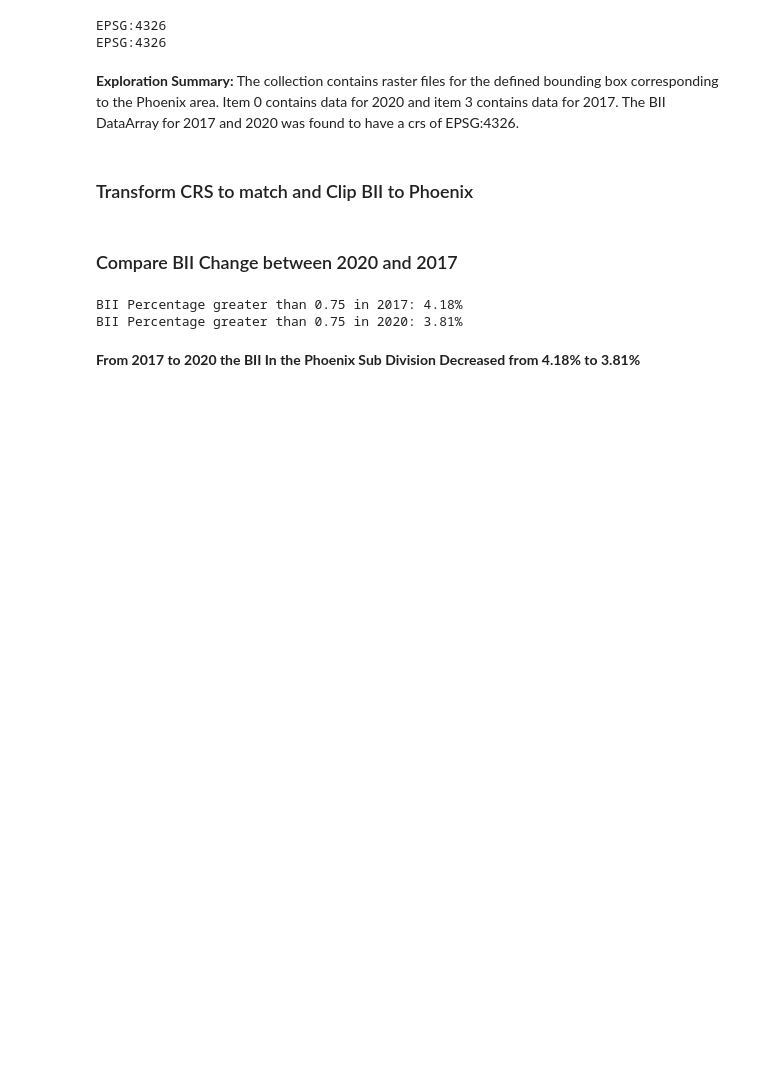
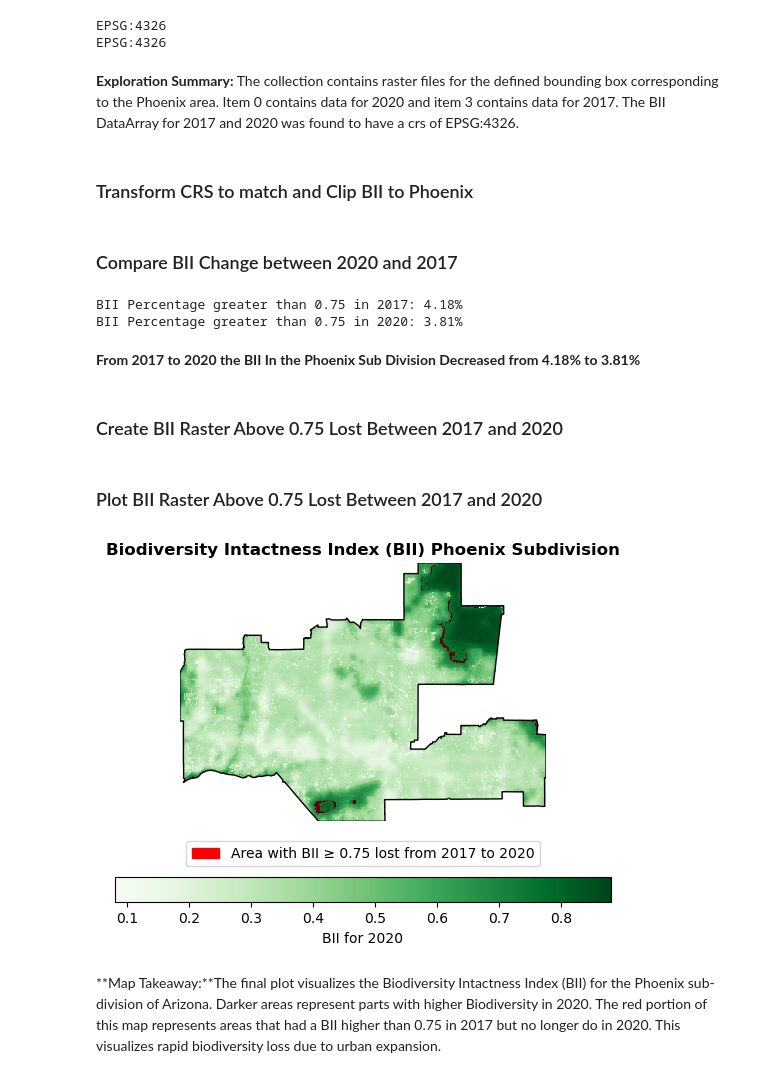
Before and after one commit to richardmonteslemus/maricopa_bii, a Jupyter notebook: maricopa_bii.ipynb, the cells around one changed output. Cells and saved outputs as stored; diff of their text form; code cells hidden in the pictures; blank space fills up the shorter version.

Commit message:
Map BII difference between 2017 and 2020

```diff
--- a/maricopa_bii.ipynb
+++ b/maricopa_bii.ipynb
@@ -166,3 +169,53 @@ BII Percentage greater than 0.75 in 2017: 4.18%
 BII Percentage greater than 0.75 in 2020: 3.81%
 # %% [markdown]
 **From 2017 to 2020 the BII In the Phoenix Sub Division Decreased from 4.18% to 3.81%**
+# %% [markdown]
+### Create BII Raster Above 0.75 Lost Between 2017 and 2020
+# %%
+# Convert BII above 0.75 into Integer Booleans
+high_bii_2017 = high_bii_2017.astype(int)
+high_bii_2020 = high_bii_2020.astype(int)
+# %%
+# Find difference in BII >= 0.75 between 2020 and 2017
+high_bii_difference = high_bii_2017 - high_bii_2020
+
+# Return raster containing 1, corresponding to BII >= 0.75 between 2020 and 2017
+high_bii_lost = high_bii_difference.where(high_bii_difference != 0)
+# %% [markdown]
+### Plot BII Raster Above 0.75 Lost Between 2017 and 2020
+# %%
+# Create figure
+fig, ax = plt.subplots(1, 1)
+
+# Remove axis for a clean plot
+ax.axis('off')
+
+# Plot 2020 BII with color bar
+bii_2020_clipped.plot(ax = ax,
+                     cbar_kwargs = {'location': 'bottom', 'label':'BII for 2020'},
+                     cmap = "Greens")
+
+# Plot high BII lost in Red
+high_bii_lost.plot(ax = ax,
+                   cmap = 'Reds',
+                   add_colorbar = False
+                  )
+# Plot Phoenix boundary
+phx.plot(ax = ax,
+         edgecolor = 'black',
+         facecolor='none',
+         linewidth= 1)
+
+# Customize legend
+legend_elements = [patch.Patch(facecolor='red', edgecolor='r',
+                         label='Area with BII ≥ 0.75 lost from 2017 to 2020')]
+# Add legend
+ax.legend(handles=legend_elements, loc='upper center', bbox_to_anchor=(0.5, -0.05), ncol=5)
+
+ax.set_title("Biodiversity Intactness Index (BII) Phoenix Subdivision", fontweight = 'bold')
+
+plt.show()
+# %% [output]
+[figure, added]
+# %% [markdown]
+**Map Takeaway:**The final plot visualizes the Biodiversity Intactness Index (BII) for the Phoenix sub-division of Arizona. Darker areas represent parts with higher Biodiversity in 2020. The red portion of this map represents areas that had a BII higher than 0.75 in 2017 but no longer do in 2020. This visualizes rapid biodiversity loss due to urban expansion.
```
Also changed, not shown: parts of 1 cell of this notebook.
